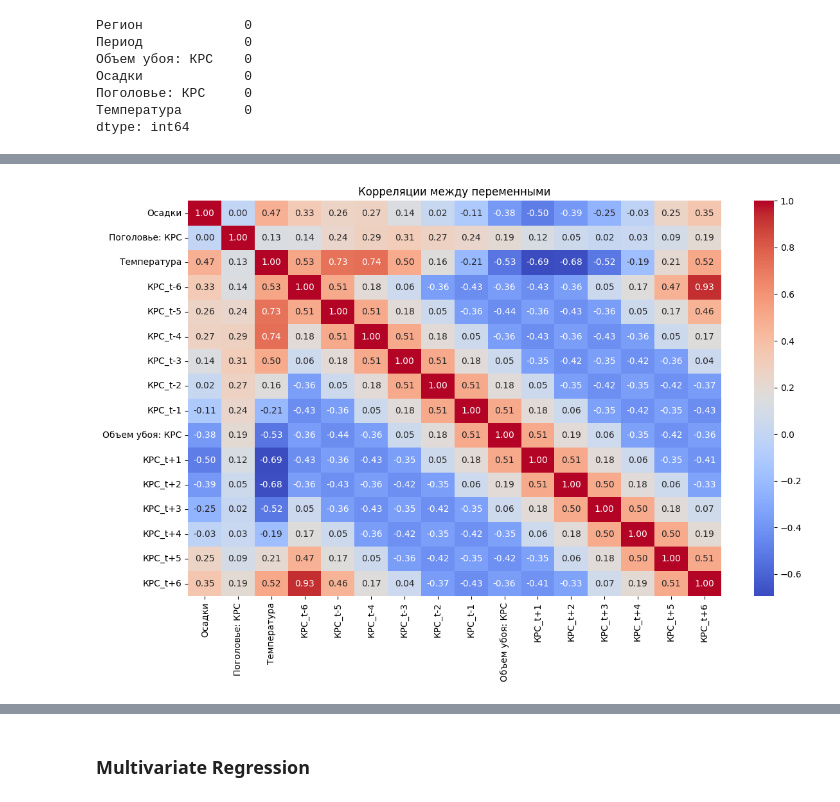
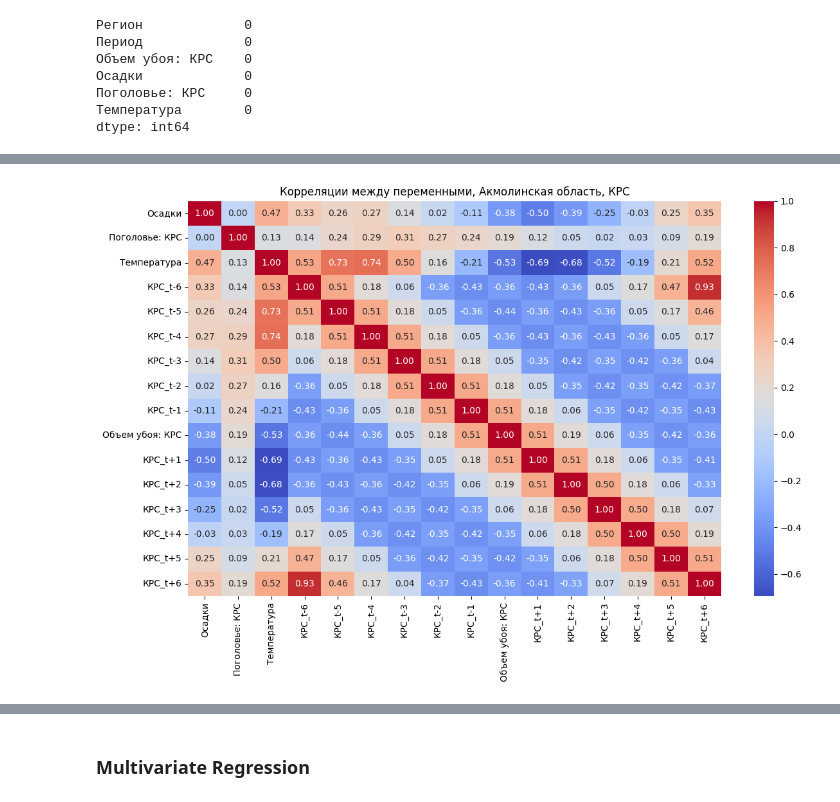
Before and after one commit to Madi147/ICC, a Jupyter notebook: Models/КРС/КРС_Akmola.ipynb, the cells around one changed output, grey strips where cells are left out. Saved outputs shown, nothing was run; the diff lists cells and outputs as text; code cells hidden in the pictures.

Commit message:
working on Akmola

```diff
--- a/Models/КРС/КРС_Akmola.ipynb
+++ b/Models/КРС/КРС_Akmola.ipynb
@@ -101,9 +99,9 @@ for i, col in enumerate(value_cols, 1):
     plt.title(f"{col}")
     plt.grid(True)
     plt.ylabel("Значение")
-    plt.xticks(rotation=45)
+    plt.xticks(rotation=45, fontsize = 6)
 
-plt.suptitle("Временные ряды по переменным, Акмолинская область", y=1.01)
+plt.suptitle("Временные ряды по переменным, Акмолинская область, КРС", y=1.01)
 plt.tight_layout()
 plt.show()
 # %% [output]
@@ -111,12 +109,4 @@ plt.show()
 # %%
-# # Add lag features to your dataframe
-# for lag in range(1, 13):  # t-1 to t-4
-#     df_akmola[f"КРС_t-{lag}"] = df_akmola["Объем убоя: КРС"].shift(lag)
-
-# # Drop NA rows (due to lag creation)
-# df_akmola_lagged = df_akmola.dropna().copy()
-# df_akmola_lagged
-
 # Create lags (t-6 to t+6) for the target variable
 for lag in range(-6, 7):
     if lag < 0:
@@ -125,11 +115,11 @@ for lag in range(-6, 7):
         df_akmola[f"КРС_t-{lag}"] = df_akmola["Объем убоя: КРС"].shift(lag)
 
 # Drop NA rows caused by shifting
-df_akmola_lagged = df_akmola.dropna().copy()
-df_akmola_lagged = df_akmola_lagged[['Регион', 'Период', 'Осадки', 'Поголовье: КРС',
+df_akmola_lag = df_akmola.dropna().copy()
+df_akmola_lag = df_akmola_lag[['Регион', 'Период', 'Осадки', 'Поголовье: КРС',
        'Температура', 'КРС_t-6', 'КРС_t-5', 'КРС_t-4', 'КРС_t-3', 'КРС_t-2',
        'КРС_t-1', 'Объем убоя: КРС', 'КРС_t+1', 'КРС_t+2', 'КРС_t+3', 'КРС_t+4', 'КРС_t+5', 'КРС_t+6']]
-df_akmola_lagged.head()
+df_akmola_lag
 # %% [output]
 |  | Регион | Период | Осадки | Поголовье: КРС | Температура | КРС_t-6 | КРС_t-5 | КРС_t-4 | КРС_t-3 | КРС_t-2 | ... |
 | 6 | АКМОЛИНСКАЯ ОБЛАСТЬ | 2015-07 | 39.6 | 426134.0 | 19.180645 | 4455.35 | 3654.20 | 4287.08 | 3923.21 | 3849.70 | ... |
@@ -140,17 +137,17 @@ df_akmola_lagged.head()
 # %%
-df_corr = df_akmola_lagged[[col for col in df_akmola_lagged.columns if col not in ["Регион", "Период"]]].dropna()
+df_corr = df_akmola_lag[[col for col in df_akmola_lag.columns if col not in ["Регион", "Период"]]].dropna()
 
 # 1. Correlation matrix
 corr_matrix = df_corr.corr()
 
 # 2. Plot heatmap
 plt.figure(figsize=(12, 8))
 sns.heatmap(corr_matrix, annot=True, cmap="coolwarm", fmt=".2f")
-plt.title("Корреляции между переменными")
+plt.title("Корреляции между переменными, Акмолинская область, КРС")
 plt.tight_layout()
 plt.show()
 # %% [output]
-[figure, old version]
+[figure, new version]
 # %% [markdown]
 * Сильная позитивная корреляция (0.93) между показателями объема убоя с лагом в +6 и -6 месяцев, что указывает на (годовой) сезонный характер динамики показателя;
 * Умеренная позитивная корреляция (~0.50) между показателями объема убоя за все соседствующие временные периоды: между t0 и t+1, t0 и t-1, t+3 и t+2, t+3 и t+4 и так далее. Это свидетельствует о наличии автокорреляции в данных: значения показателя в текущем месяце частично объясняются значениями в соседних месяцах. Это типичный признак временных рядов, особенно в аграрной статистике, где производственные процессы имеют инерционный характер. Это также означает, что модели авторегрессии (AR, ARIMA, SARIMA) могут хорошо работать на этих данных, так как текущие значения "похожи" на недавние.
```
Also changed, not shown: parts of 27 cells of this notebook.
